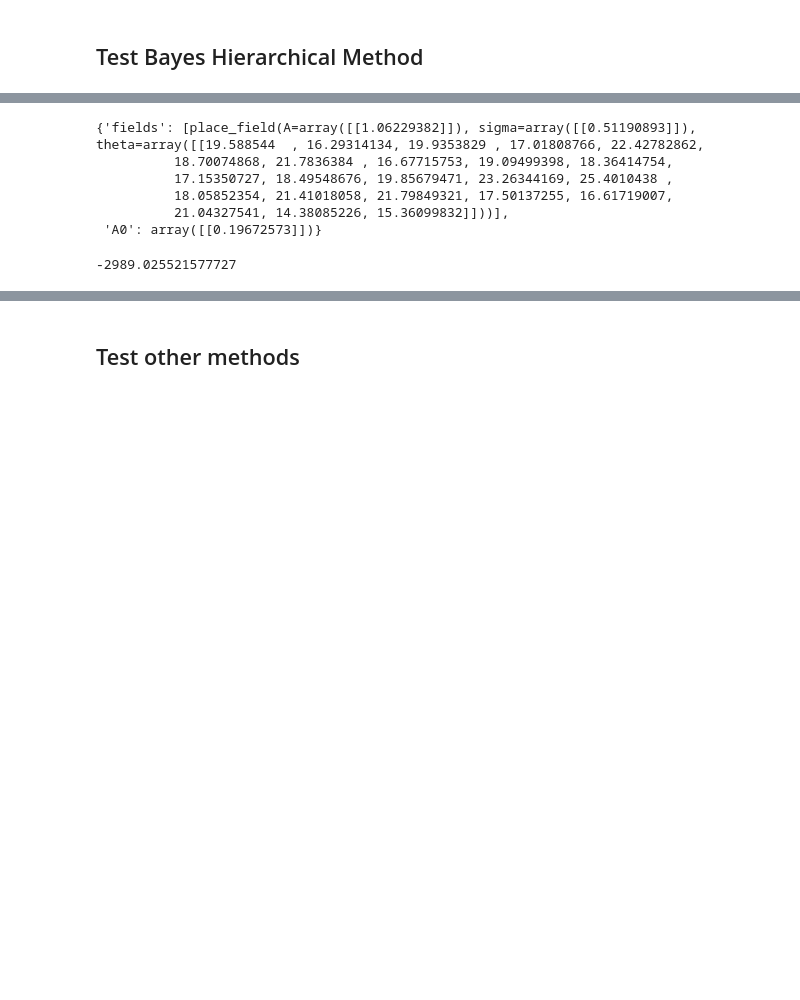
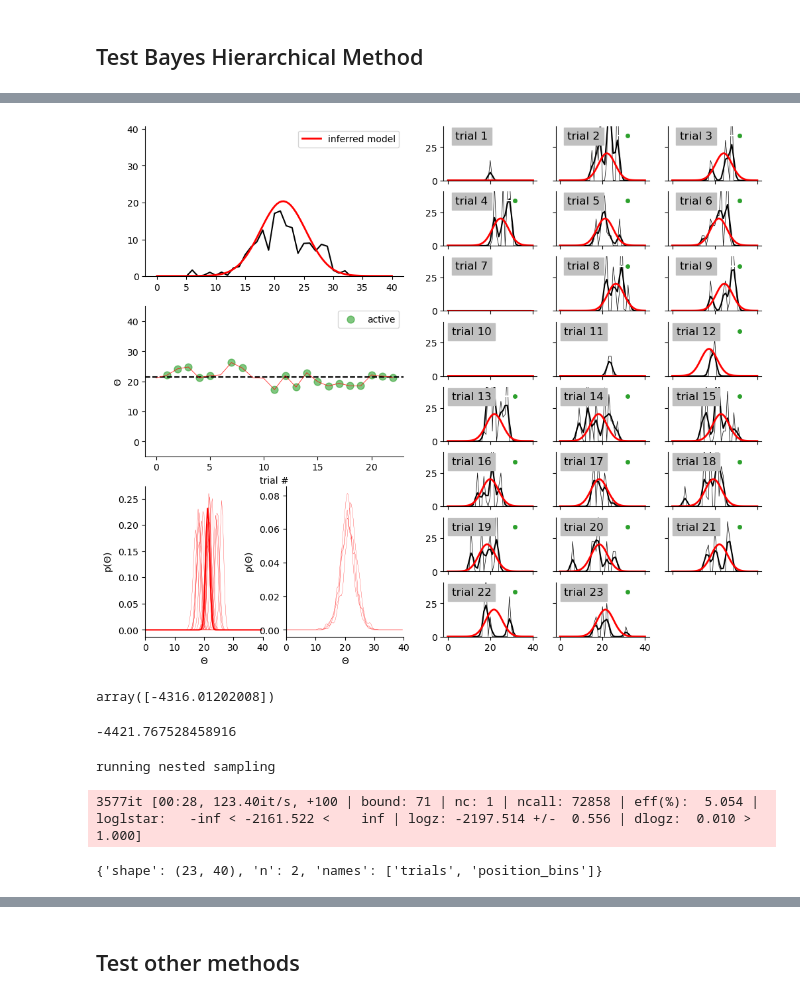
Before and after one commit to woxxel/placefield_detection, a Jupyter notebook: notebooks/test_placefield_detection_methods.ipynb, the cells around one changed output, grey strips where cells are left out. Saved outputs shown, nothing was run; the diff lists cells and outputs as text; code cells hidden in the pictures; blank space fills up the shorter version.

```diff
--- a/notebooks/test_placefield_detection_methods.ipynb
+++ b/notebooks/test_placefield_detection_methods.ipynb
@@ -188,0 +258,12 @@ HBI.set_priors(N_f=n_field)
+# %%
+from placefield_detection.BayesModel import model_comparison
+
+n = 11
+neuron_activity = ld["S"].copy()
+activity = prepare_activity(neuron_activity[n, :], behavior, f=15.0, only_active=True)
+
+inference_results = model_comparison(
+    activity["map_trial_spikes"],
+    behavior["trials"]["dwelltime"],
+    show_status=True
+)
@@ -189,27 +357,51 @@ HBI.set_priors(N_f=n_field)
+# %%
+from placefield_detection.analyze_results import display_results
+
+for key in ["firing_rate","map_rates","map_trial_rates"]:
+    inference_results["firingstats"][key] = activity[key]
+display_results(inference_results)
+# %% [output]
+[figure, added]
 # %%
-from placefield_detection.HierarchicalBayesModel.structures import (
-    build_distr_structure_from_params,
+HBI = HierarchicalBayesInference(logLevel="ERROR")
+HBI.prepare_data(
+    activity["map_trial_spikes"],
+    behavior["trials"]["dwelltime"],
+    iter_dims=False,
+    dimension_names=["trials", "position_bins"],
 )
-from placefield_detection.BayesModel import place_field
-
-p = np.random.rand(HBI.n_params)
-my_prior_transform = HBI.set_prior_transform(vectorized=False)
-p_transformed = my_prior_transform(p)
-
-params = HBI.get_params_from_p(p_transformed)
-build_distr_structure_from_params(params, "field", place_field)
 # %% [output]
-{'fields': [place_field(A=array([[1.06229382]]), sigma=array([[0.51190893]]), theta=array([[19.588544  , 16.29314134, 19.9353829 , 17.01808766, 22.42782862,
-          18.70074868, 21.7836384 , 16.67715753, 19.09499398, 18.36414754,
-          17.15350727, 18.49548676, 19.85679471, 23.26344169, 25.4010438 ,
-          18.05852354, 21.41018058, 21.79849321, 17.50137255, 16.61719007,
-          21.04327541, 14.38085226, 15.36099832]]))],
- 'A0': array([[0.19672573]])}
+array([-4316.01202008])
 # %%
+HBI.set_priors(N_f=0)
+my_prior_transform = HBI.set_prior_transform(vectorized=False)
 my_likelihood = HBI.set_logp_func(vectorized=False)
+
+
+p = np.random.rand(HBI.n_params)
+p_transformed = my_prior_transform(p)
 my_likelihood(p_transformed)
+
+# params = HBI.get_params_from_p(p_transformed)
+# build_distr_structure_from_params(params, "field", place_field)
 # %% [output]
--2989.025521577727
+-4421.767528458916
+# %%
+results, sampler = run_sampling(
+    my_prior_transform,
+    my_likelihood,
+    HBI.parameter_names_all,
+    nP=12,
+    n_live=100, periodic=HBI.periodic,
+    mode=mode
+)
+# %% [output]
+running nested sampling
+3577it [00:28, 123.40it/s, +100 | bound: 71 | nc: 1 | ncall: 72858 | eff(%):  5.054 | loglstar:   -inf < -2161.522 <    inf | logz: -2197.514 +/-  0.556 | dlogz:  0.010 >  1.000]
+# %%
+HBI.dimensions
+# %% [output]
+{'shape': (23, 40), 'n': 2, 'names': ['trials', 'position_bins']}
 # %%
 from placefield_detection.HierarchicalBayesModel.NestedSamplingMethods import (
     run_sampling,
```
Also changed, not shown: parts of 29 cells of this notebook, 12 other files.
